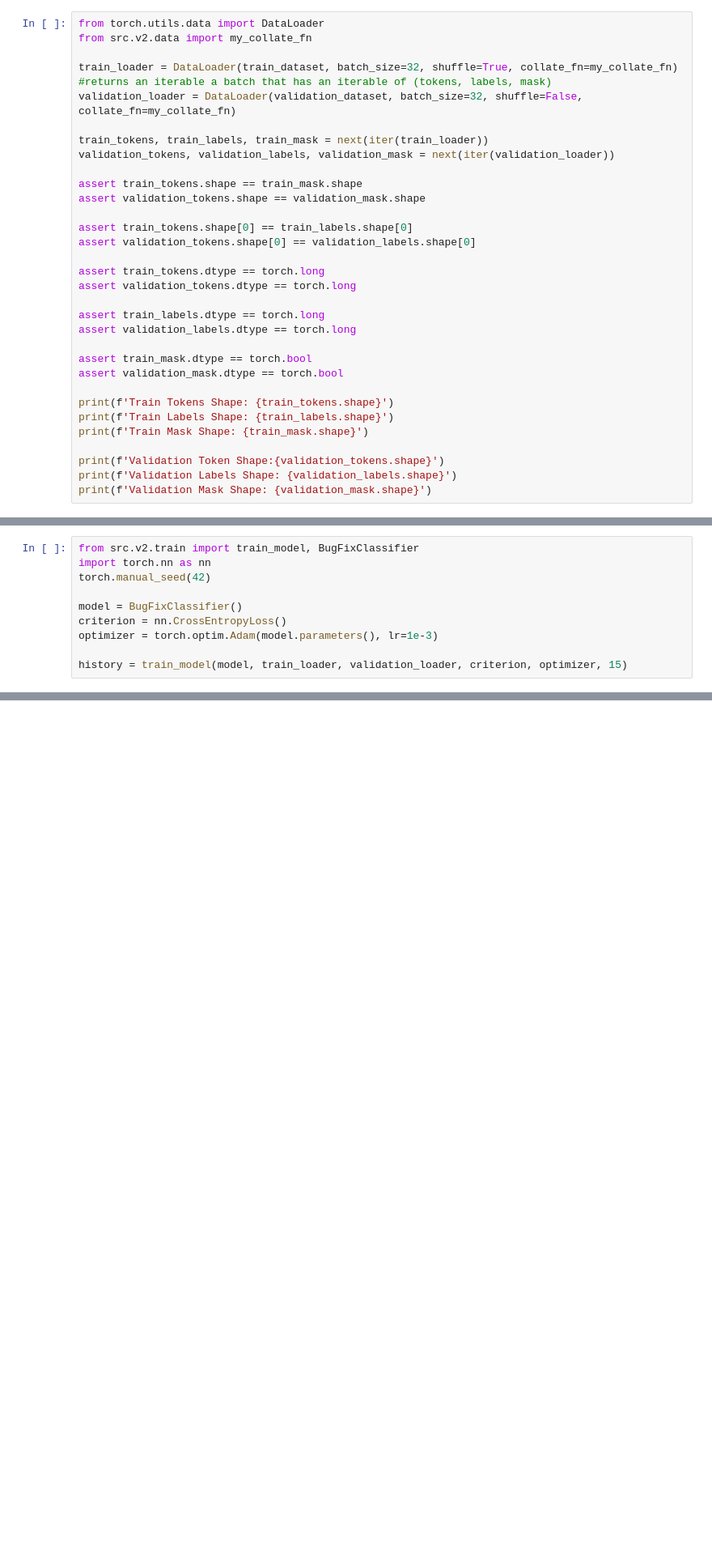
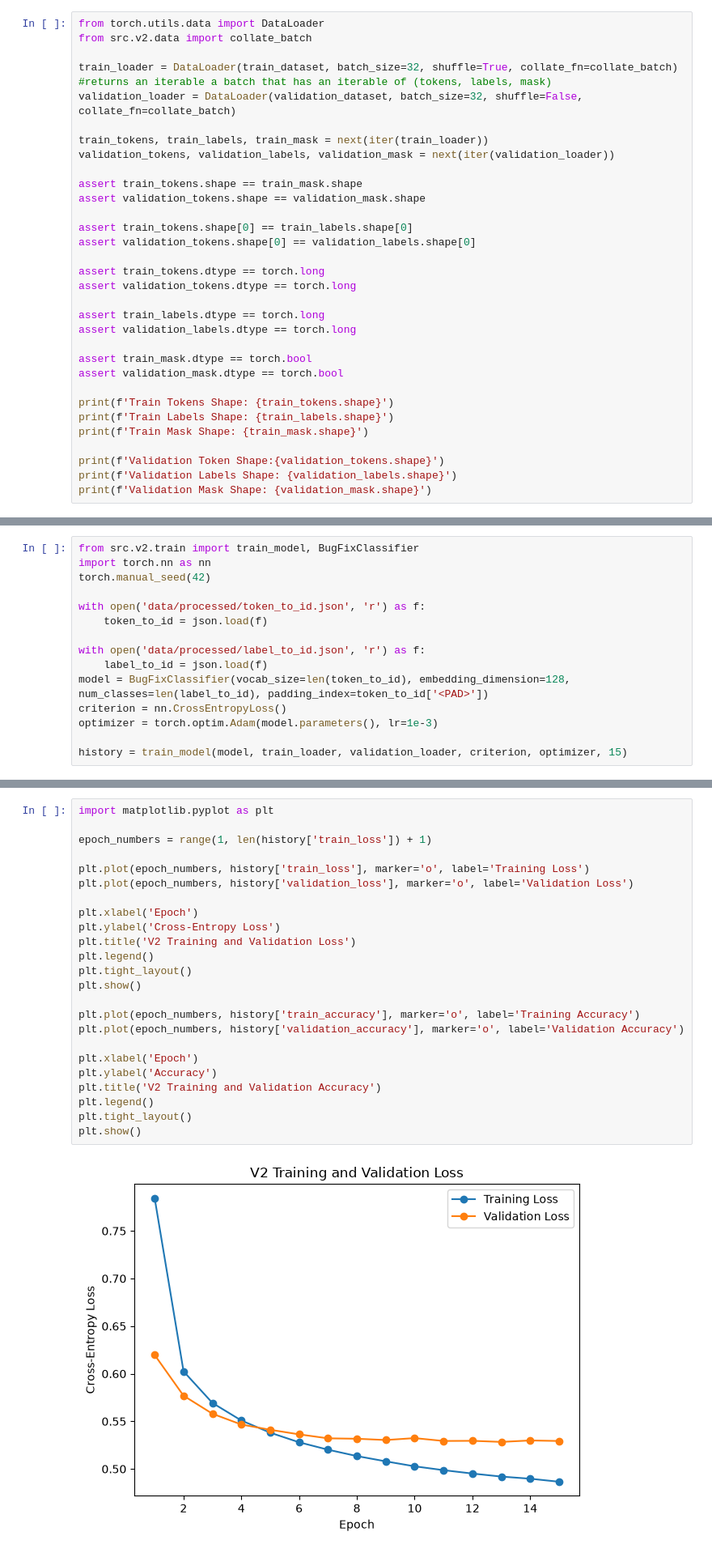
Before and after one commit to Benjamin-Chong/Python-BugFix-Classifier, a Jupyter notebook: notebooks/notebooks_v2/04_model.ipynb, the cells around one changed output, grey strips where cells are left out. Shown at 81% size. Cells and saved outputs as stored; diff of their text form; blank space fills up the shorter version.

```diff
--- a/notebooks/notebooks_v2/04_model.ipynb
+++ b/notebooks/notebooks_v2/04_model.ipynb
@@ -129,10 +129,10 @@ for row_index, (original_tokens, _) in enumerate(test_batch):
 ## 4.6 Using DataLoader and Validating Shapes
 # %%
 from torch.utils.data import DataLoader
-from src.v2.data import my_collate_fn
+from src.v2.data import collate_batch
 
-train_loader = DataLoader(train_dataset, batch_size=32, shuffle=True, collate_fn=my_collate_fn) #returns an iterable a batch that has an iterable of (tokens, labels, mask)
-validation_loader = DataLoader(validation_dataset, batch_size=32, shuffle=False, collate_fn=my_collate_fn)
+train_loader = DataLoader(train_dataset, batch_size=32, shuffle=True, collate_fn=collate_batch) #returns an iterable a batch that has an iterable of (tokens, labels, mask)
+validation_loader = DataLoader(validation_dataset, batch_size=32, shuffle=False, collate_fn=collate_batch)
 
 train_tokens, train_labels, train_mask = next(iter(train_loader))
 validation_tokens, validation_labels, validation_mask = next(iter(validation_loader))
@@ -175,7 +173,12 @@ from src.v2.train import train_model, BugFixClassifier
 import torch.nn as nn
 torch.manual_seed(42)
 
-model = BugFixClassifier()
+with open('data/processed/token_to_id.json', 'r') as f:
+    token_to_id = json.load(f)
+
+with open('data/processed/label_to_id.json', 'r') as f:
+    label_to_id = json.load(f)
+model = BugFixClassifier(vocab_size=len(token_to_id), embedding_dimension=128, num_classes=len(label_to_id), padding_index=token_to_id['<PAD>'])
 criterion = nn.CrossEntropyLoss()
 optimizer = torch.optim.Adam(model.parameters(), lr=1e-3)
 
@@ -198,0 +204,26 @@ Epoch: 15, Train Loss: 0.4866, Train Accuracy: 0.7954 Validation Loss: 0.5294 Va
+# %%
+import matplotlib.pyplot as plt
+
+epoch_numbers = range(1, len(history['train_loss']) + 1)
+
+plt.plot(epoch_numbers, history['train_loss'], marker='o', label='Training Loss')
+plt.plot(epoch_numbers, history['validation_loss'], marker='o', label='Validation Loss')
+
+plt.xlabel('Epoch')
+plt.ylabel('Cross-Entropy Loss')
+plt.title('V2 Training and Validation Loss')
+plt.legend()
+plt.tight_layout()
+plt.show()
+
+plt.plot(epoch_numbers, history['train_accuracy'], marker='o', label='Training Accuracy')
+plt.plot(epoch_numbers, history['validation_accuracy'], marker='o', label='Validation Accuracy')
+
+plt.xlabel('Epoch')
+plt.ylabel('Accuracy')
+plt.title('V2 Training and Validation Accuracy')
+plt.legend()
+plt.tight_layout()
+plt.show()
+# %% [output]
+[figure, added]
```
Also changed, not shown: parts of 5 cells of this notebook, 9 other files.
